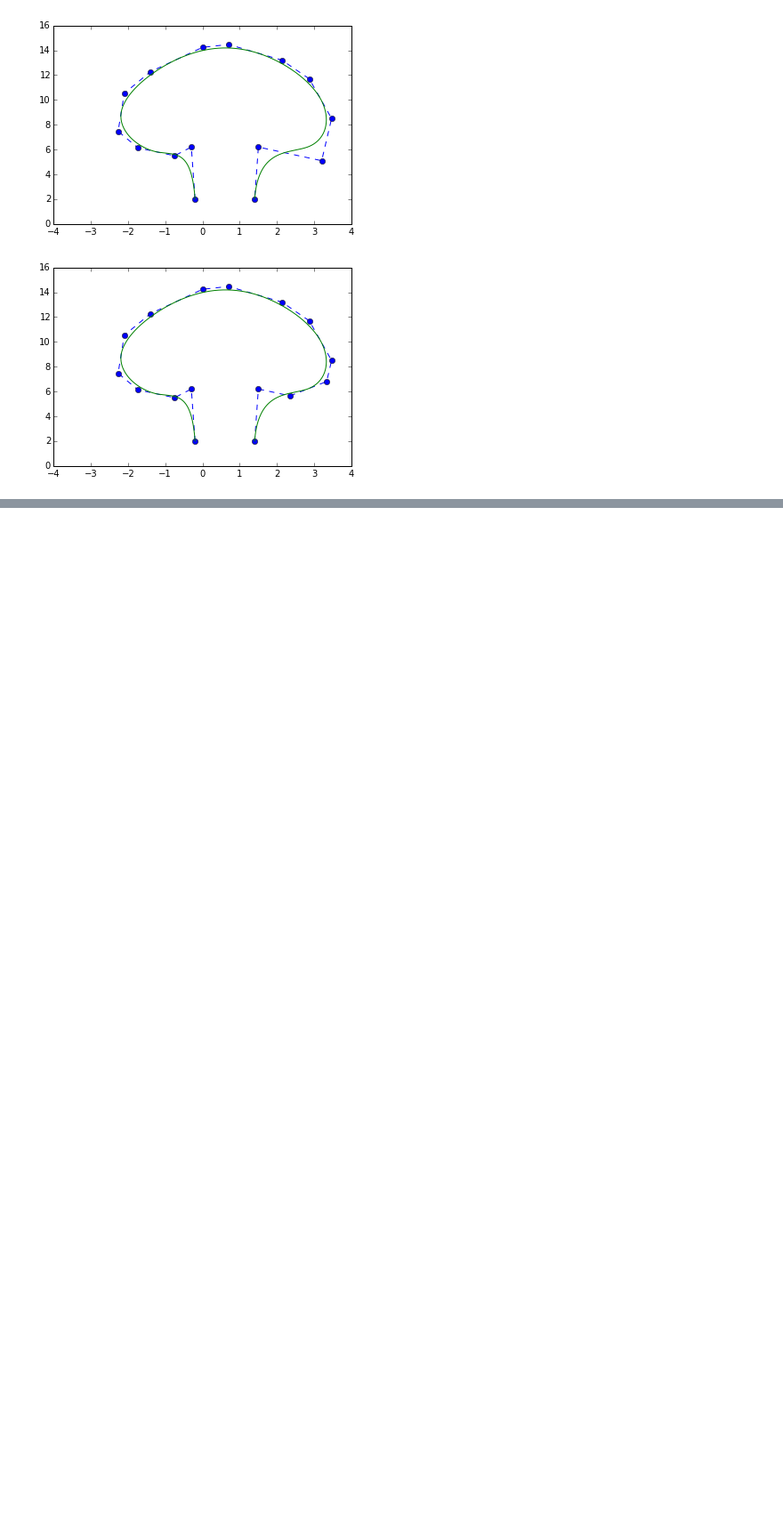
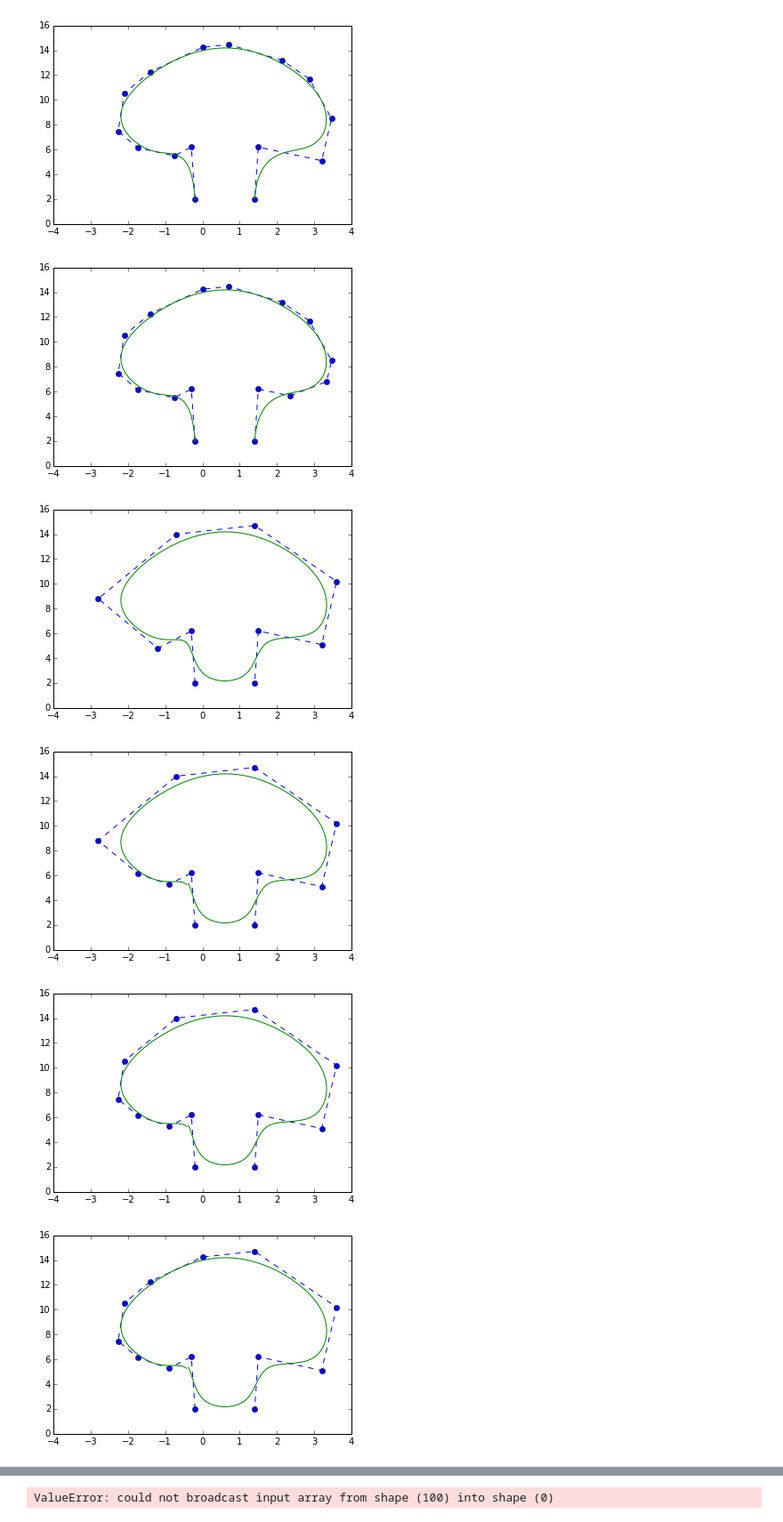
Before and after one commit to massimo-nocentini/cagd, a Jupyter notebook: de-boor/deBoorRecurrenceInAction.ipynb, the cells around one changed output, grey strips where cells are left out. Shown at 89% size. Drawn from its saved outputs; the diff is of its cells as text; code cells hidden in the pictures; blank space fills up the shorter version.

```diff
--- a/de-boor/deBoorRecurrenceInAction.ipynb
+++ b/de-boor/deBoorRecurrenceInAction.ipynb
@@ -447,3 +426,10 @@ exercise_three()
 [figure]
 [figure]
 [figure]
+# %%
+exercise_four()
+# %% [output]
+[figure, added]
+[figure, added]
+[figure, added]
+[figure, added]
@@ -449,0 +440 @@ exercise_three()
+ValueError: could not broadcast input array from shape (100) into shape (0)
```
Also changed, not shown: parts of 6 cells of this notebook, 3 other files.
